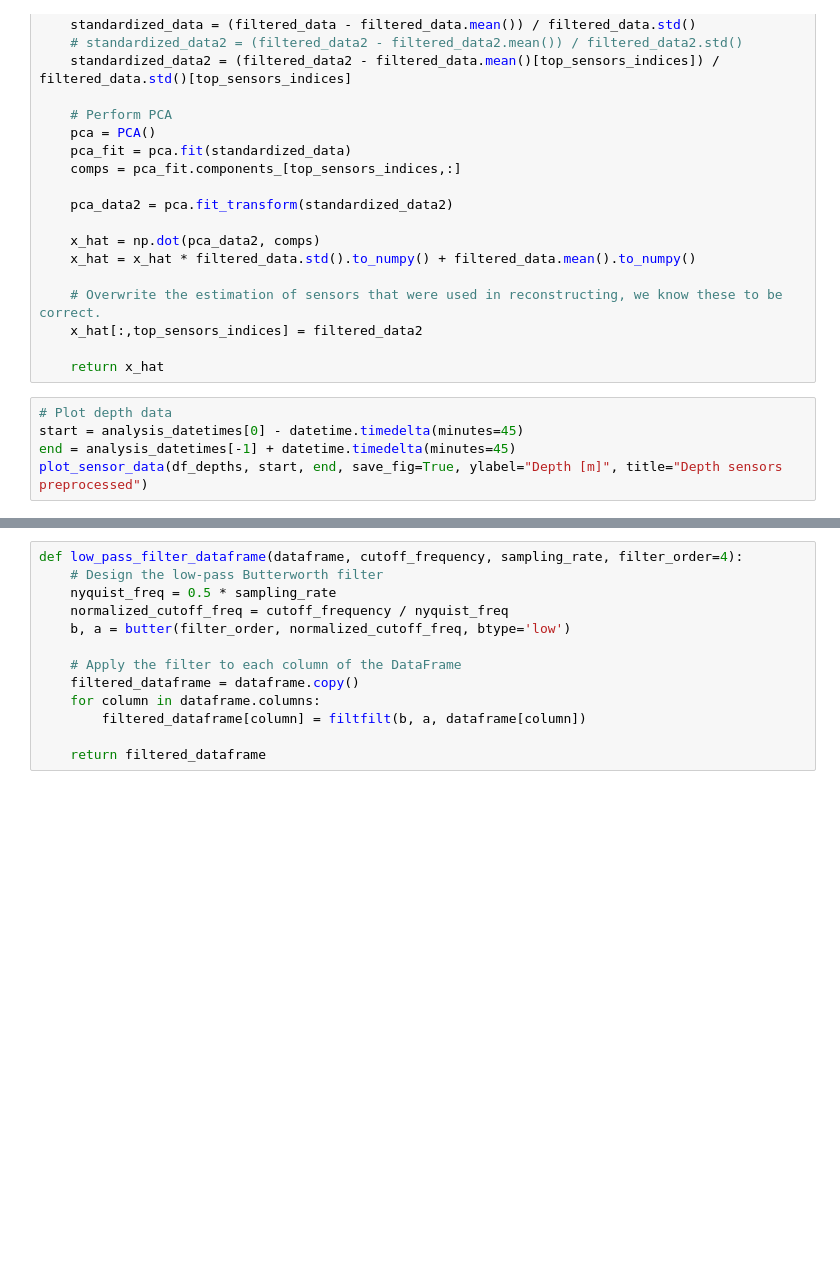
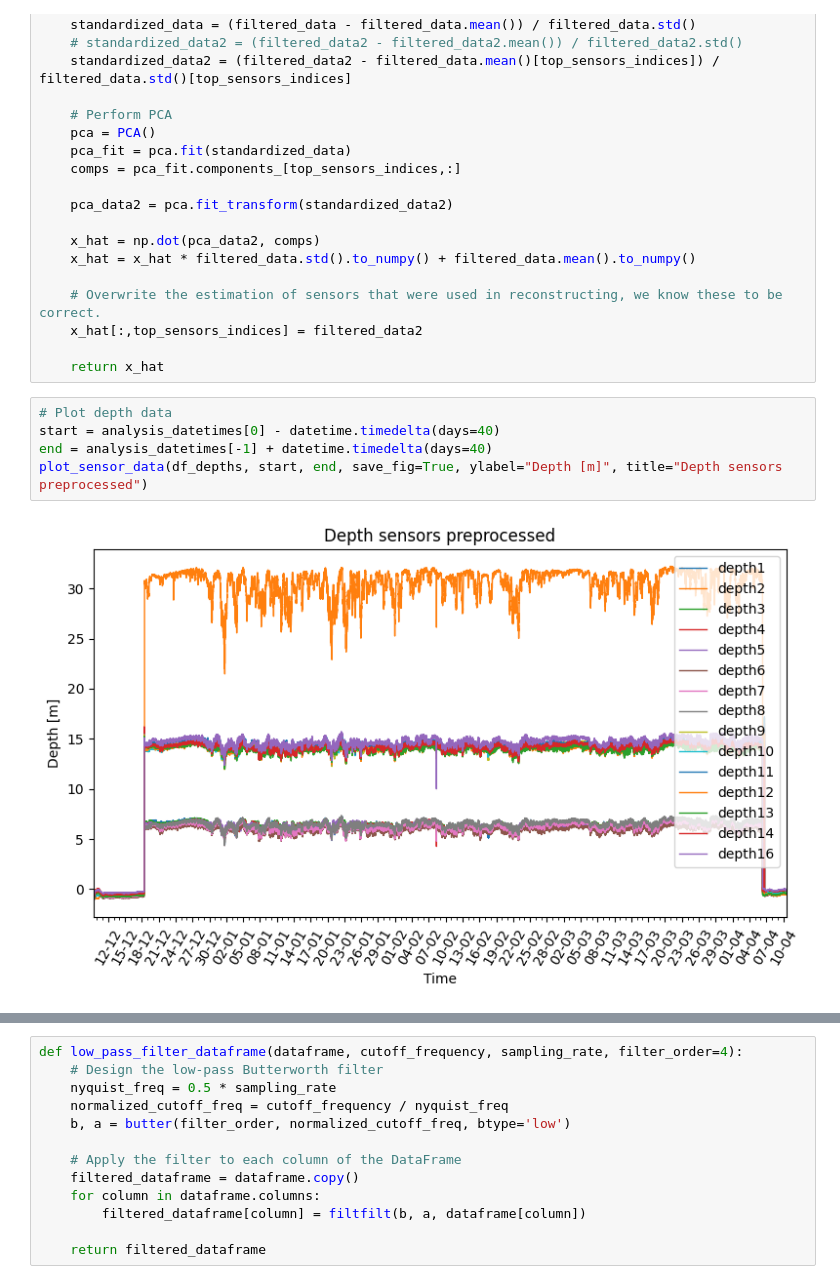
Before and after one commit to TheRealArmon/TTK_final_boss, a Jupyter notebook: sensors/curated_data/analysis.ipynb, the cells around one changed output, grey strips where cells are left out. Saved outputs shown, nothing was run; the diff lists cells and outputs as text; blank space fills up the shorter version.

```diff
--- a/sensors/curated_data/analysis.ipynb
+++ b/sensors/curated_data/analysis.ipynb
@@ -147,9 +149,11 @@ def reconstruct_pca(dataframe, start_datetime, end_datetime, start_datetime2, en
     return x_hat
 # %%
 # Plot depth data
-start = analysis_datetimes[0] - datetime.timedelta(minutes=45)
-end = analysis_datetimes[-1] + datetime.timedelta(minutes=45)
+start = analysis_datetimes[0] - datetime.timedelta(days=40)
+end = analysis_datetimes[-1] + datetime.timedelta(days=40)
 plot_sensor_data(df_depths, start, end, save_fig=True, ylabel="Depth [m]", title="Depth sensors preprocessed")
+# %% [output]
+[figure, added]
 # %%
 # PCA for depths and also trying to reconstruct all data
 start = analysis_datetimes[0] - datetime.timedelta(minutes=45)
```
Also changed, not shown: parts of 4 cells of this notebook, 3 other files.
